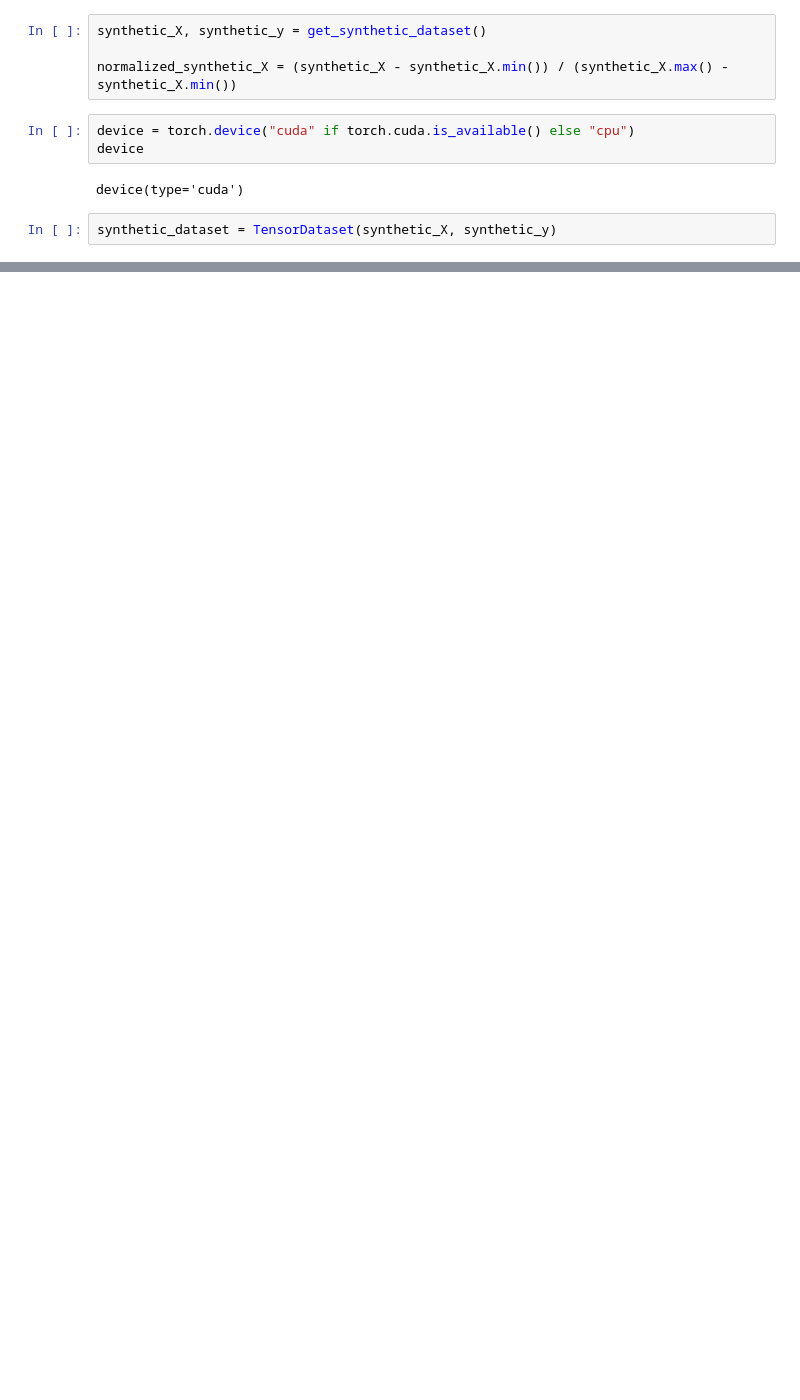
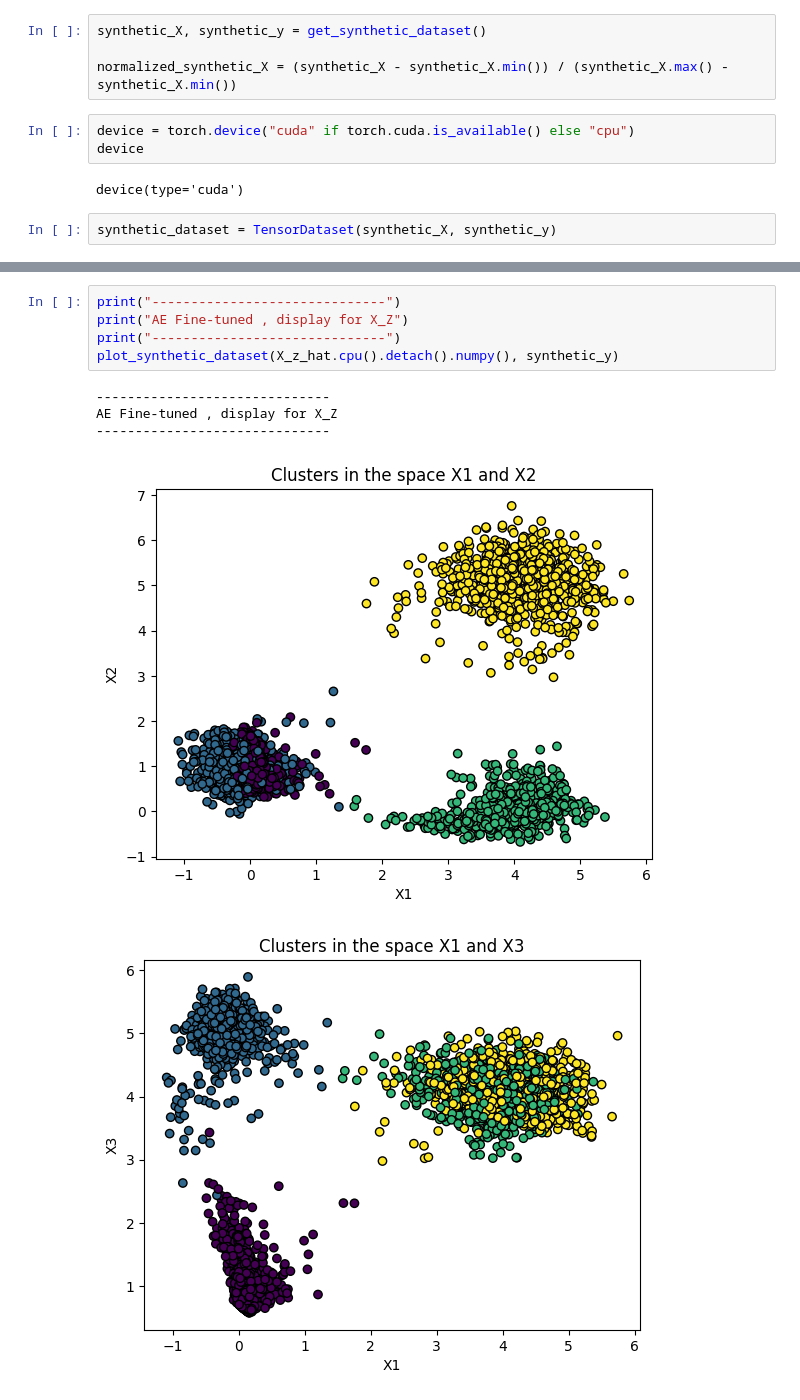
Before and after one commit to AmineYK/Interpretable-Deep-Clustering, a Jupyter notebook: src/training.ipynb, the cells around one changed output, grey strips where cells are left out. Saved outputs shown, nothing was run; the diff lists cells and outputs as text; blank space fills up the shorter version.

```diff
--- a/src/training.ipynb
+++ b/src/training.ipynb
@@ -158,0 +168,11 @@ H = ae.encoder(X_Z)
+# %%
+print("------------------------------")
+print("AE Fine-tuned , display for X_Z")
+print("------------------------------")
+plot_synthetic_dataset(X_z_hat.cpu().detach().numpy(), synthetic_y)
+# %% [output]
+------------------------------
+AE Fine-tuned , display for X_Z
+------------------------------
+[figure, added]
+[figure, added]
```
Also changed, not shown: parts of 17 cells of this notebook, 3 other files.
